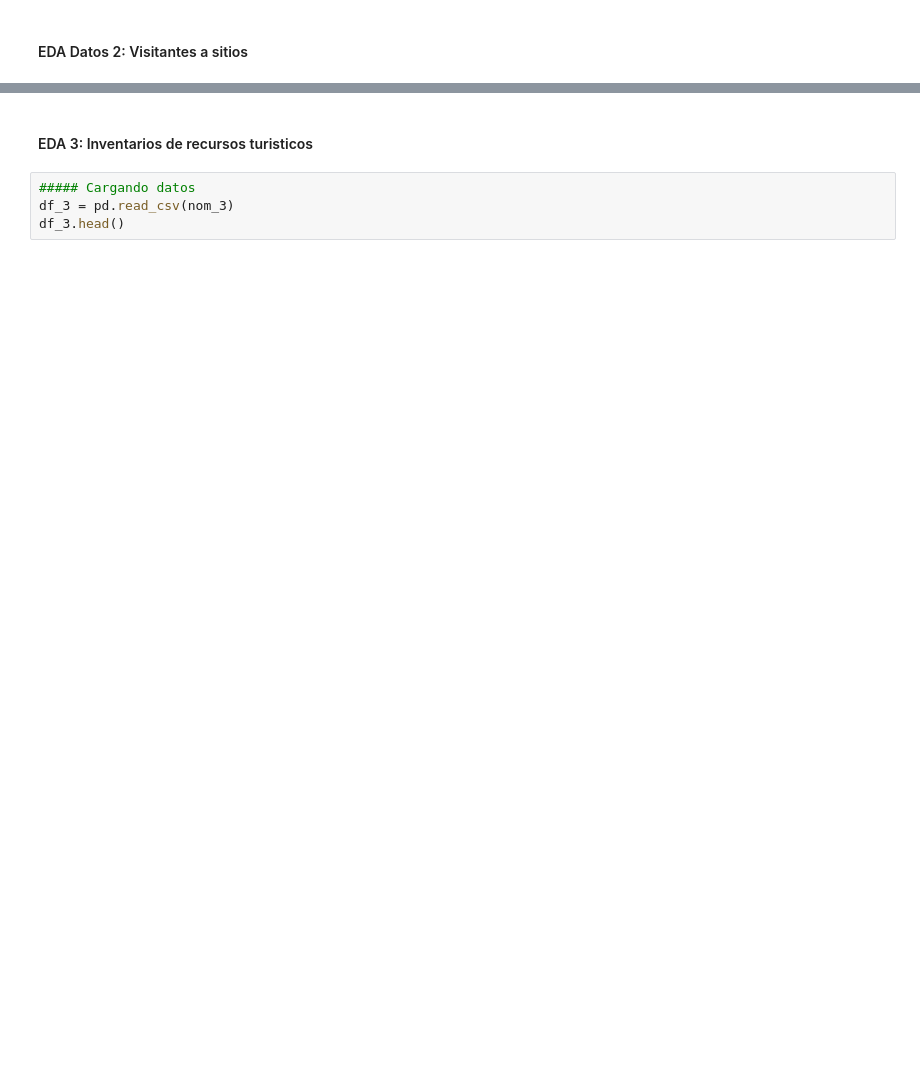
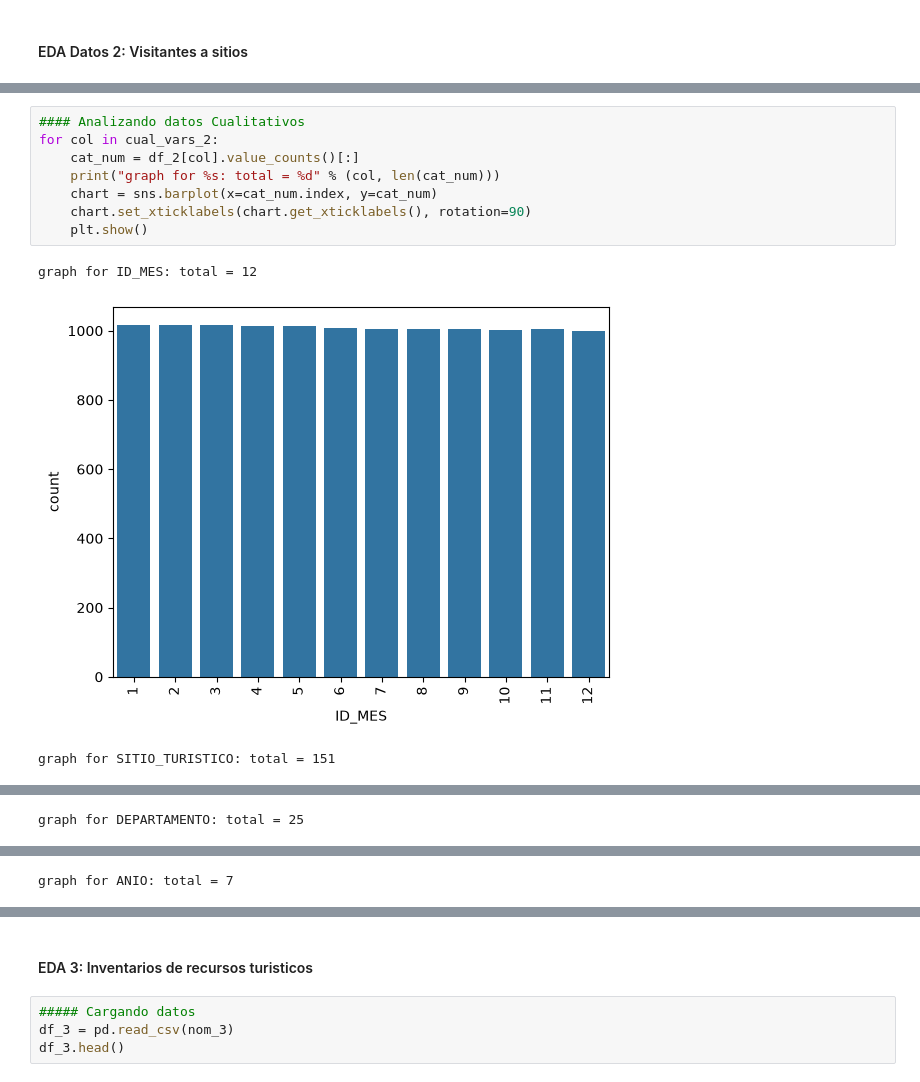
Before and after one commit to jp21bp/DS_Proyectos, a Jupyter notebook: 3_SegmentacionClientes/eda.ipynb, the cells around one changed output, grey strips where cells are left out. Drawn from its saved outputs; the diff is of its cells as text; blank space fills up the shorter version.

```diff
--- a/3_SegmentacionClientes/eda.ipynb
+++ b/3_SegmentacionClientes/eda.ipynb
@@ -261,0 +367,12 @@ Analisis por columna:
+# %%
+#### Analizando datos Cualitativos
+for col in cual_vars_2:
+    cat_num = df_2[col].value_counts()[:]
+    print("graph for %s: total = %d" % (col, len(cat_num)))
+    chart = sns.barplot(x=cat_num.index, y=cat_num)
+    chart.set_xticklabels(chart.get_xticklabels(), rotation=90)
+    plt.show()
+# %% [output]
+graph for ID_MES: total = 12
+[figure, added]
+graph for SITIO_TURISTICO: total = 151
@@ -261,0 +380 @@ Analisis por columna:
+graph for DEPARTAMENTO: total = 25
@@ -261,0 +382 @@ Analisis por columna:
+graph for ANIO: total = 7
```
Also changed, not shown: parts of 10 cells of this notebook.
